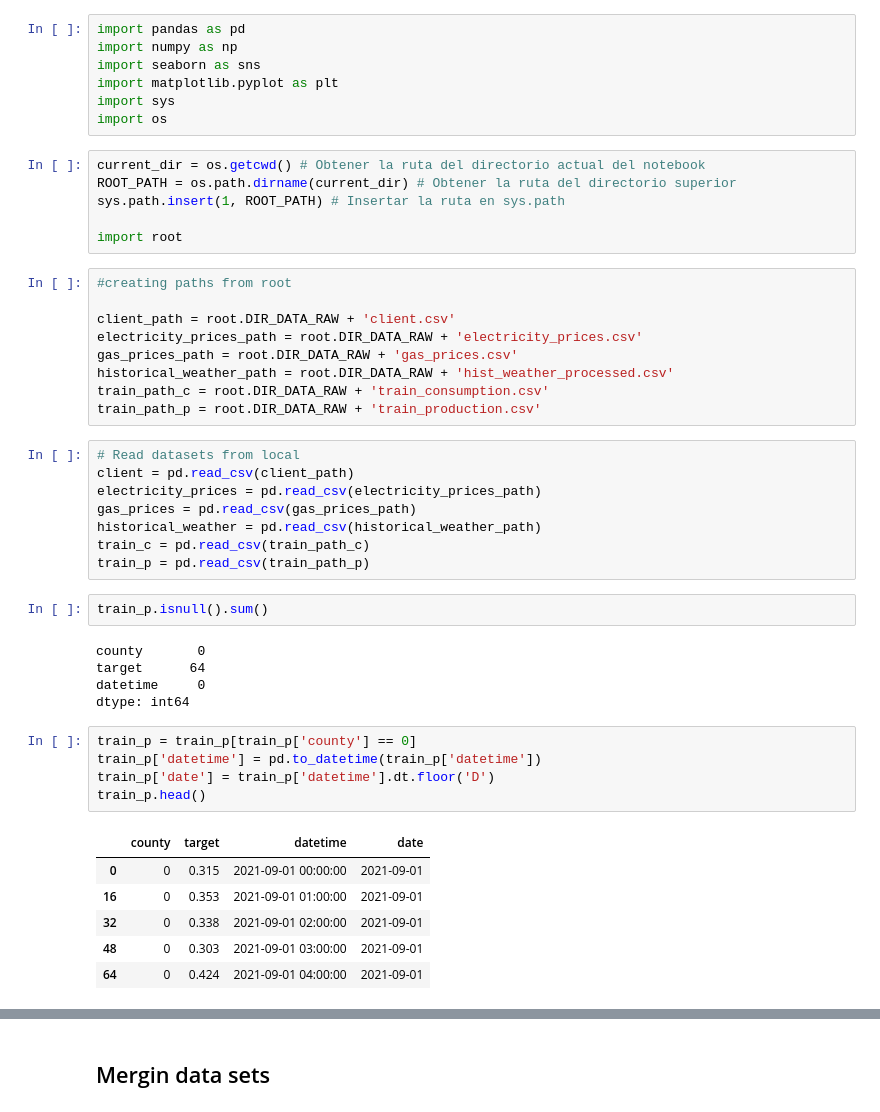
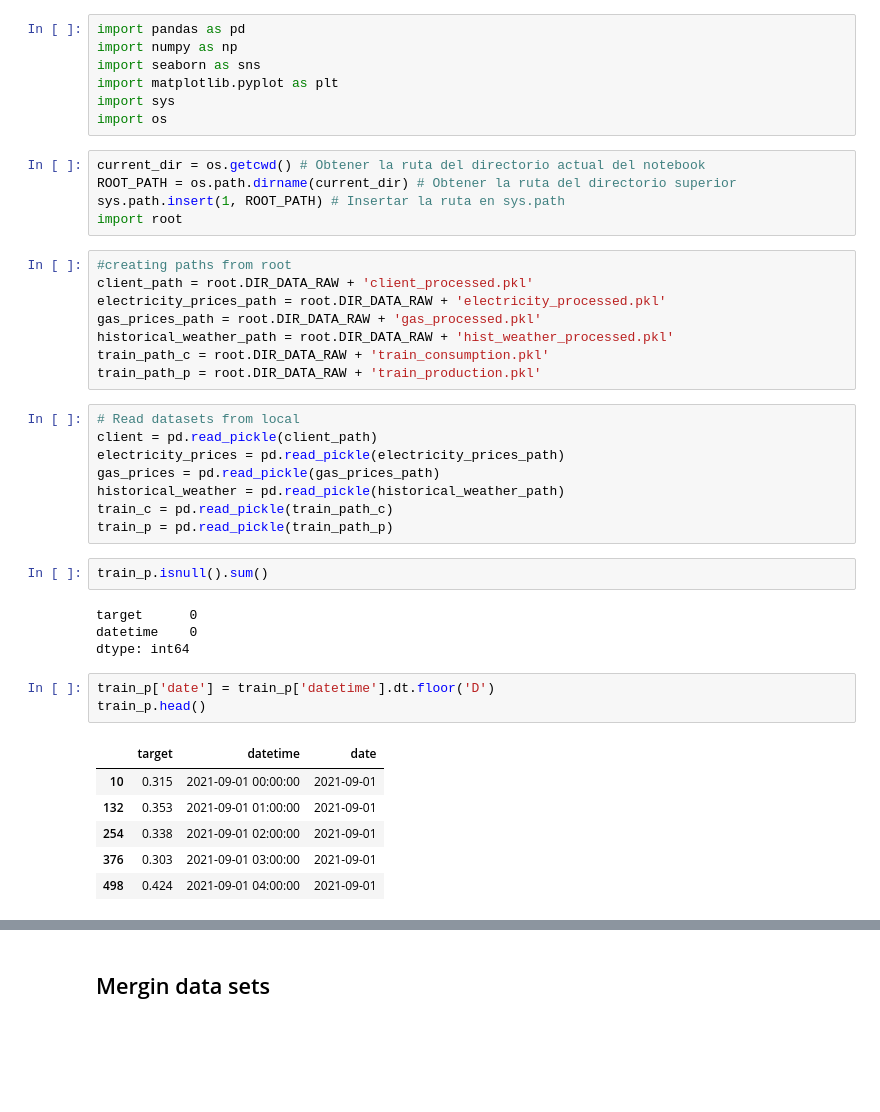
Before and after one commit to josemgoji/Proyecto-integrador-2, a Jupyter notebook: datalab/MergeDatasets.ipynb, the cells around one changed output, grey strips where cells are left out. Drawn from its saved outputs; the diff is of its cells as text; blank space fills up the shorter version.

```diff
--- a/datalab/MergeDatasets.ipynb
+++ b/datalab/MergeDatasets.ipynb
@@ -9,44 +9,39 @@ import os
 current_dir = os.getcwd() # Obtener la ruta del directorio actual del notebook
 ROOT_PATH = os.path.dirname(current_dir) # Obtener la ruta del directorio superior
 sys.path.insert(1, ROOT_PATH) # Insertar la ruta en sys.path
-
 import root
 # %%
 #creating paths from root
-
-client_path = root.DIR_DATA_RAW + 'client.csv'
-electricity_prices_path = root.DIR_DATA_RAW + 'electricity_prices.csv'
-gas_prices_path = root.DIR_DATA_RAW + 'gas_prices.csv'
-historical_weather_path = root.DIR_DATA_RAW + 'hist_weather_processed.csv'
-train_path_c = root.DIR_DATA_RAW + 'train_consumption.csv'
-train_path_p = root.DIR_DATA_RAW + 'train_production.csv'
+client_path = root.DIR_DATA_RAW + 'client_processed.pkl'
+electricity_prices_path = root.DIR_DATA_RAW + 'electricity_processed.pkl'
+gas_prices_path = root.DIR_DATA_RAW + 'gas_processed.pkl'
+historical_weather_path = root.DIR_DATA_RAW + 'hist_weather_processed.pkl'
+train_path_c = root.DIR_DATA_RAW + 'train_consumption.pkl'
+train_path_p = root.DIR_DATA_RAW + 'train_production.pkl'
 # %%
 # Read datasets from local
-client = pd.read_csv(client_path)
-electricity_prices = pd.read_csv(electricity_prices_path)
-gas_prices = pd.read_csv(gas_prices_path)
-historical_weather = pd.read_csv(historical_weather_path)
-train_c = pd.read_csv(train_path_c)
-train_p = pd.read_csv(train_path_p)
+client = pd.read_pickle(client_path)
+electricity_prices = pd.read_pickle(electricity_prices_path)
+gas_prices = pd.read_pickle(gas_prices_path)
+historical_weather = pd.read_pickle(historical_weather_path)
+train_c = pd.read_pickle(train_path_c)
+train_p = pd.read_pickle(train_path_p)
 # %%
 train_p.isnull().sum()
 # %% [output]
-county       0
-target      64
-datetime     0
+target      0
+datetime    0
 dtype: int64
 # %%
-train_p = train_p[train_p['county'] == 0]
-train_p['datetime'] = pd.to_datetime(train_p['datetime'])
 train_p['date'] = train_p['datetime'].dt.floor('D')
 train_p.head()
 # %% [output]
-|  | county | target | datetime | date |
-| 0 | 0 | 0.315 | 2021-09-01 00:00:00 | 2021-09-01 |
-| 16 | 0 | 0.353 | 2021-09-01 01:00:00 | 2021-09-01 |
-| 32 | 0 | 0.338 | 2021-09-01 02:00:00 | 2021-09-01 |
-| 48 | 0 | 0.303 | 2021-09-01 03:00:00 | 2021-09-01 |
-| 64 | 0 | 0.424 | 2021-09-01 04:00:00 | 2021-09-01 |
+|  | target | datetime | date |
+| 10 | 0.315 | 2021-09-01 00:00:00 | 2021-09-01 |
+| 132 | 0.353 | 2021-09-01 01:00:00 | 2021-09-01 |
+| 254 | 0.338 | 2021-09-01 02:00:00 | 2021-09-01 |
+| 376 | 0.303 | 2021-09-01 03:00:00 | 2021-09-01 |
+| 498 | 0.424 | 2021-09-01 04:00:00 | 2021-09-01 |
 # %%
 train_p.info()
 # %% [output]
```
Also changed, not shown: parts of 23 cells of this notebook, 2 other files.
